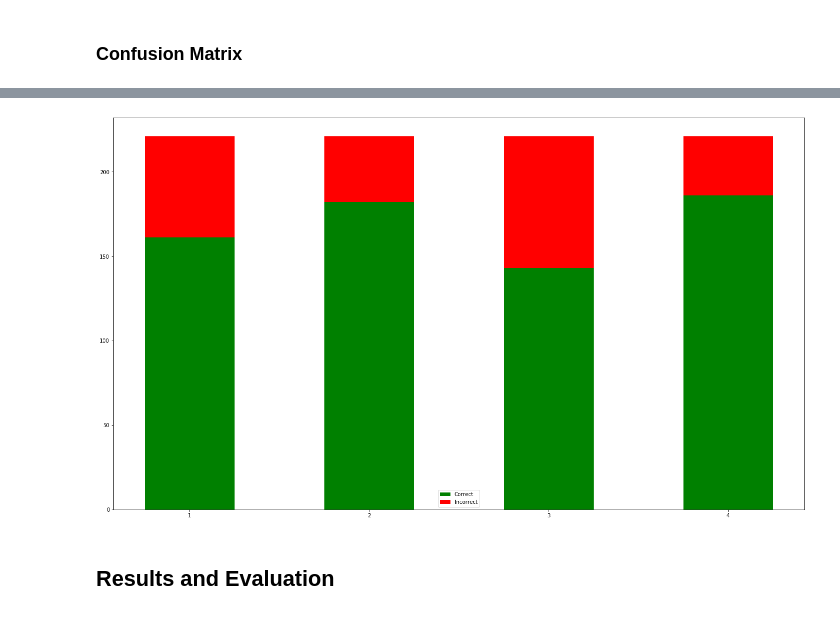
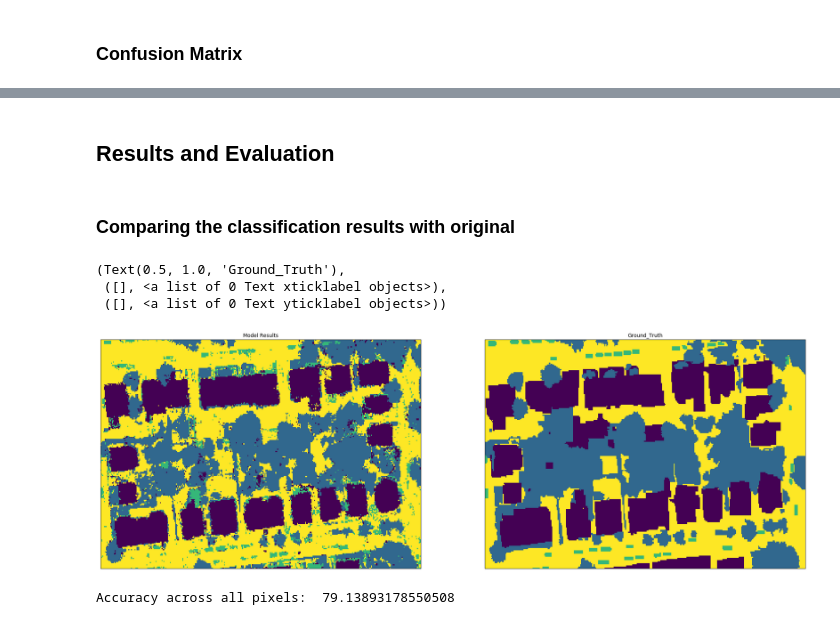
Before and after one commit to Sam-Malpass/Land-Based-Classification, a Jupyter notebook: Land Based Classification.ipynb, the cells around one changed output, grey strips where cells are left out. Saved outputs shown, nothing was run; the diff lists cells and outputs as text; code cells hidden in the pictures.

```diff
--- a/Land Based Classification.ipynb
+++ b/Land Based Classification.ipynb
@@ -91,9 +95,3 @@ This function generates the 20 training vectors. Given that there are 4 classes
 ## Generate the Training Samples
 # %% [markdown]
 ### Get the total number of pixels
-# %%
-total_pixel_count = 0
-for i in range(0, len(ground_truth)):
-    for j in range(0, len(ground_truth[0])):
-        total_pixel_count += 1
-print(total_pixel_count)
@@ -301,13 +326,52 @@ numIncorrect = [findIncorrect(0), findIncorrect(1), findIncorrect(2), findIncorr
-# %%
-width = 0.5
-fig = plt.figure()
-fig.set_size_inches(18.5, 10.5)
-ax = fig.add_axes([0,0,1,1])
-ax.bar(classes, numCorrect, width, color='g')
-ax.bar(classes, numIncorrect, width,bottom=numCorrect, color='r')
-ax.legend(labels=['Correct', 'Incorrect'])
-plt.show()
-# %% [output]
-[figure, removed]
 # %% [markdown]
 ## Results and Evaluation
+# %%
+# Declare a list
+classified_pixels = []
+# For all the points in one axis
+for i in range(0, 210):
+    # Declare a row
+    row = []
+    # For all the points on the other axis
+    for j in range(0, 355):
+        # Classify the pixel at the given point
+        tmp = classify(genVector(i,j))
+        # Append the classification to the row
+        row.append(tmp)
+    # Append the row to the classified_pixels
+    classified_pixels.append(row)
+# Convert to a numpy array
+classified_pixels = np.array(classified_pixels)
+# %% [markdown]
+### Comparing the classification results with original
+# %%
+# Create a figure of a given size
+fig = plt.figure(figsize = (30, 10), dpi = 80, facecolor = 'w', edgecolor = 'k')
+# Plot the classified array
+plt.subplot(121), plt.pcolormesh(classified_pixels)
+plt.title('Model Results'), plt.xticks([]), plt.yticks([])
+# Plot the original ground truth array
+plt.subplot(122), plt.pcolormesh(ground_truth)
+plt.title('Ground_Truth'), plt.xticks([]), plt.yticks([])
+# %% [output]
+(Text(0.5, 1.0, 'Ground_Truth'),
+ ([], <a list of 0 Text xticklabel objects>),
+ ([], <a list of 0 Text yticklabel objects>))
+[figure, added]
+# %%
+# Declare a counter
+counter = 0
+# For all pixels in one axis
+for i in range(0, 210):
+    # For all pixels in the other axis
+    for j in range(0, 355):
+        # If the classified pixel matches the ground_truth
+        if classified_pixels[i][j] == ground_truth[i][j]:
+            # Increment the counter
+            counter += 1
+# Calculate the total accuracy
+total_accuracy = (counter / (211 * 356)) * 100
+# Print the total accuracy
+print("Accuracy across all pixels: ",total_accuracy)
+# %% [output]
+Accuracy across all pixels:  79.13893178550508
```
Also changed, not shown: parts of 29 cells of this notebook.
